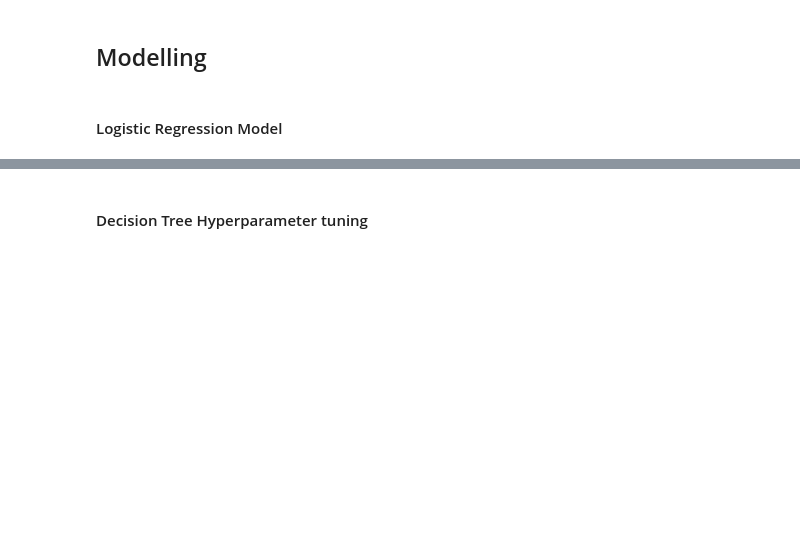
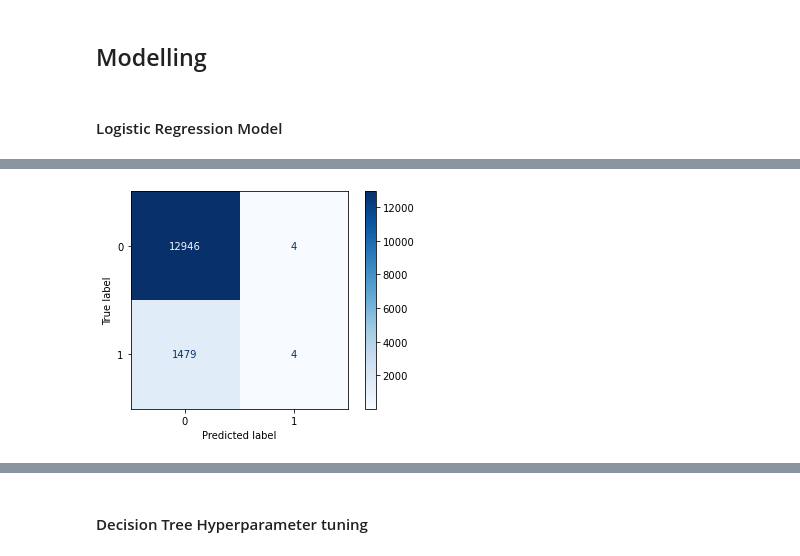
Before and after one commit to alexmuturi/Terry-Stops-Data-Science-Project, a Jupyter notebook: index.ipynb, the cells around one changed output, grey strips where cells are left out. Saved outputs shown, nothing was run; the diff lists cells and outputs as text; code cells hidden in the pictures; blank space fills up the shorter version.

```diff
--- a/index.ipynb
+++ b/index.ipynb
@@ -412,15 +413,7 @@ X_test = pd.get_dummies(X_test, drop_first=True)
 # %%
-
-# Fit a model
+#initiate
 logreg = LogisticRegression(fit_intercept=False, C=1e12, solver='liblinear')
-logreg.fit(X_train, y_train)
-print(logreg) # Preview model params
-
-# Predict
-y_pred = logreg.predict(X_test)
-
-y_score = logreg.fit(X_train, y_train).decision_function(X_test)
-
-false_positive_rate, true_positive_rate, thresholds = roc_curve(y_test, y_score)
-
-print('AUC: {}'.format(auc(false_positive_rate, true_positive_rate)))
+#Fit the model
+log_model = logreg.fit(X_train, y_train)
+#make predictions
+y_preds = logreg.predict(X_test)
@@ -429,0 +439,7 @@ AUC: 0.8689430013772563
+# %%
+#create confusion matrix
+cnf_mtrx = confusion_matrix(y_test, y_preds)
+disp = ConfusionMatrixDisplay(confusion_matrix=cnf_mtrx, display_labels=log_model.classes_)
+disp.plot(cmap=plt.cm.Blues);
+# %% [output]
+[figure, added]
```
Also changed, not shown: parts of 77 cells of this notebook.
